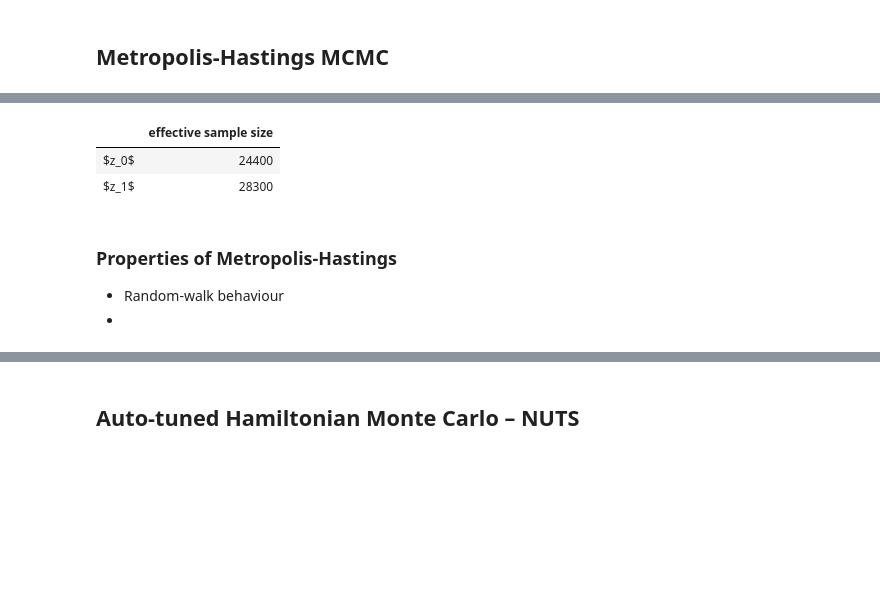
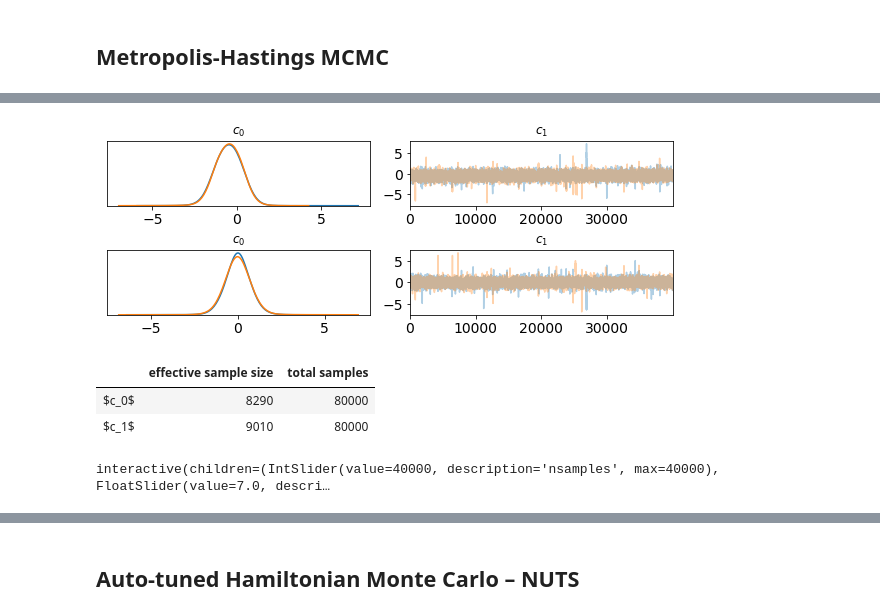
Before and after one commit to alcrene/sampling-tutorial, a Jupyter notebook: Introduction to sampling.ipynb, the cells around one changed output, grey strips where cells are left out. Cells and saved outputs as stored; diff of their text form; code cells hidden in the pictures; blank space fills up the shorter version.

Commit message:
Slides complete

```diff
--- a/Introduction to sampling.ipynb
+++ b/Introduction to sampling.ipynb
@@ -231,5 +237,7 @@ ndraws = 40000
 # %%
 with known_model:
-    Metropolis_trace = pm.sample(draws=ndraws, init='jitter+adapt_diag', chains=4,
-                                 step=pm.Metropolis())
+    Metropolis_trace = pm.sample(draws=ndraws, chains=2,
+                                 step=pm.Metropolis(S=None,
+                                                    proposal_dist=None,
+                                                    scaling=1.))
 # %% [output]
@@ -252,11 +247,18 @@ sns.heatmap(truedist, cmap='viridis')
-# %%
-effective_n(Metropolis_trace)
-# %% [output]
-|  | effective sample size |
-| $z_0$ | 24400 |
-| $z_1$ | 28300 |
-# %% [markdown]
-### Properties of Metropolis-Hastings
-
-- Random-walk behaviour
--
+# %%
+axes = pm.traceplot(Metropolis_trace);
+utils.format_traceplot(axes);
+# %% [output]
+[figure, added]
+# %%
+utils.effective_n(Metropolis_trace)
+# %% [output]
+|  | effective sample size | total samples |
+| $c_0$ | 8290 | 80000 |
+| $c_1$ | 9010 | 80000 |
+# %%
+def f(nsamples=ndraws, window=7.):
+    axes = az.plot_joint(Metropolis_trace[:nsamples], kind='hexbin', joint_kwargs={'cmap':'plasma'});
+    utils.format_joint_plot(axes, window)
+interact(f, nsamples=(0, ndraws), window=(0., 10.));
+# %% [output]
+interactive(children=(IntSlider(value=40000, description='nsamples', max=40000), FloatSlider(value=7.0, descri…
```
Also changed, not shown: parts of 60 cells of this notebook, 6 other files.
